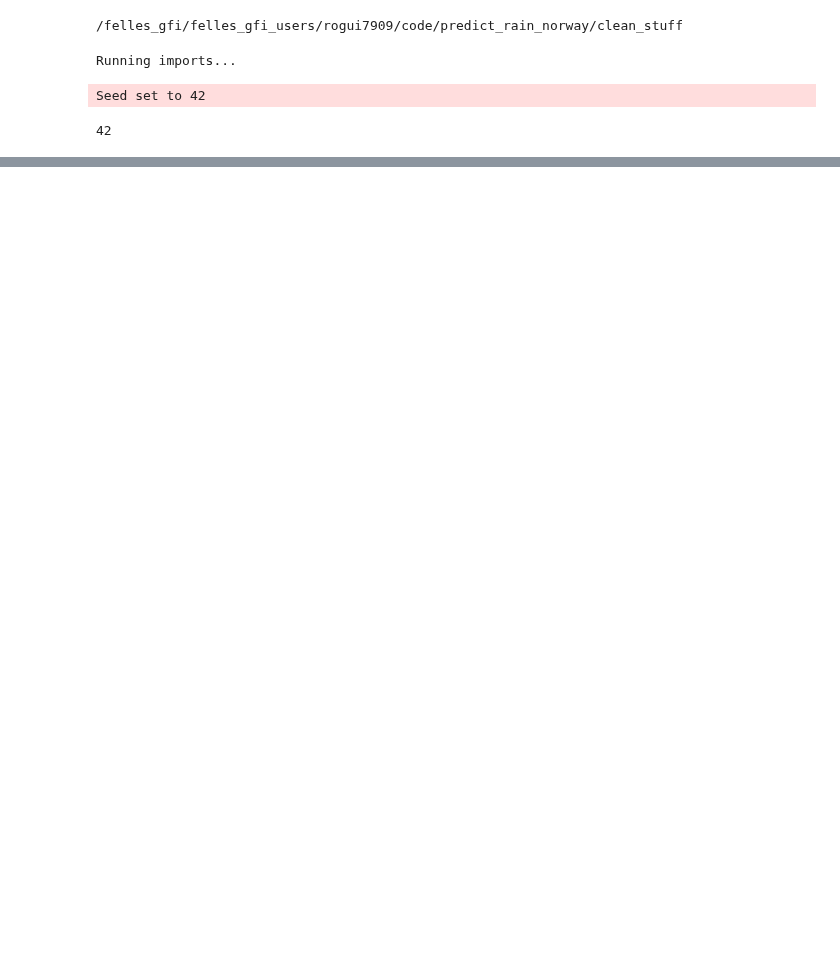
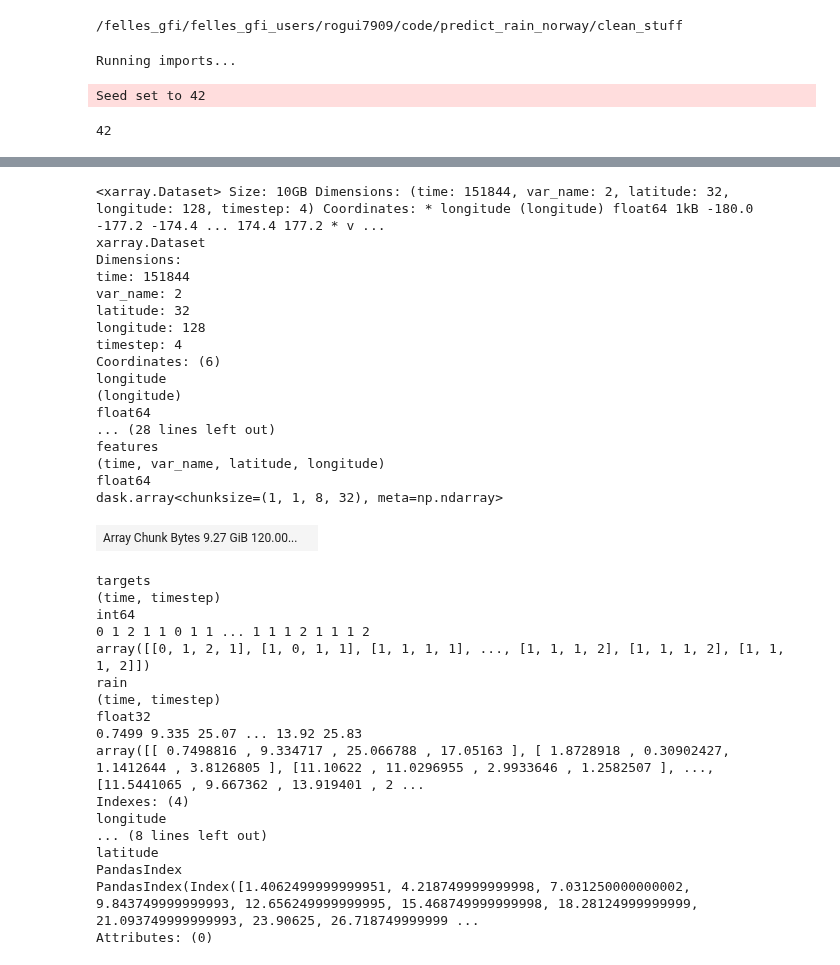
Before and after one commit to rguilcas/predict_rain_norway, a Jupyter notebook: clean_stuff/test.ipynb, the cells around one changed output, grey strips where cells are left out. Cells and saved outputs as stored; diff of their text form; code cells hidden in the pictures; blank space fills up the shorter version.

```diff
--- a/clean_stuff/test.ipynb
+++ b/clean_stuff/test.ipynb
@@ -57,0 +66,38 @@ Find logs at: /Data/gfi/users/rogui7909/wanbd_logs/wandb/run-20250529_172338-ucf
+# %%
+ds_out
+# %% [output]
+<xarray.Dataset> Size: 10GB Dimensions: (time: 151844, var_name: 2, latitude: 32, longitude: 128, timestep: 4) Coordinates: * longitude (longitude) float64 1kB -180.0 -177.2 -174.4 ... 174.4 177.2 * v ...
+xarray.Dataset
+Dimensions:
+time: 151844
+var_name: 2
+latitude: 32
+longitude: 128
+timestep: 4
+Coordinates: (6)
+longitude
+(longitude)
+float64
+... (28 lines left out)
+features
+(time, var_name, latitude, longitude)
+float64
+dask.array<chunksize=(1, 1, 8, 32), meta=np.ndarray>
+| Array Chunk Bytes 9.27 GiB 120.00... |  |
+targets
+(time, timestep)
+int64
+0 1 2 1 1 0 1 1 ... 1 1 1 2 1 1 1 2
+array([[0, 1, 2, 1], [1, 0, 1, 1], [1, 1, 1, 1], ..., [1, 1, 1, 2], [1, 1, 1, 2], [1, 1, 1, 2]])
+rain
+(time, timestep)
+float32
+0.7499 9.335 25.07 ... 13.92 25.83
+array([[ 0.7498816 , 9.334717 , 25.066788 , 17.05163 ], [ 1.8728918 , 0.30902427, 1.1412644 , 3.8126805 ], [11.10622 , 11.0296955 , 2.9933646 , 1.2582507 ], ..., [11.5441065 , 9.667362 , 13.919401 , 2 ...
+Indexes: (4)
+longitude
+... (8 lines left out)
+latitude
+PandasIndex
+PandasIndex(Index([1.4062499999999951, 4.218749999999998, 7.031250000000002, 9.843749999999993, 12.656249999999995, 15.468749999999998, 18.28124999999999, 21.093749999999993, 23.90625, 26.718749999999 ...
+Attributes: (0)
```
Also changed, not shown: parts of 6 cells of this notebook, 2 other files.
